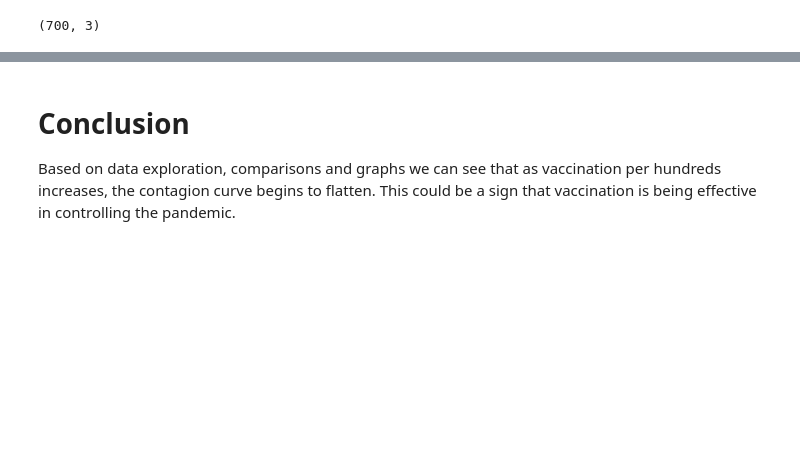
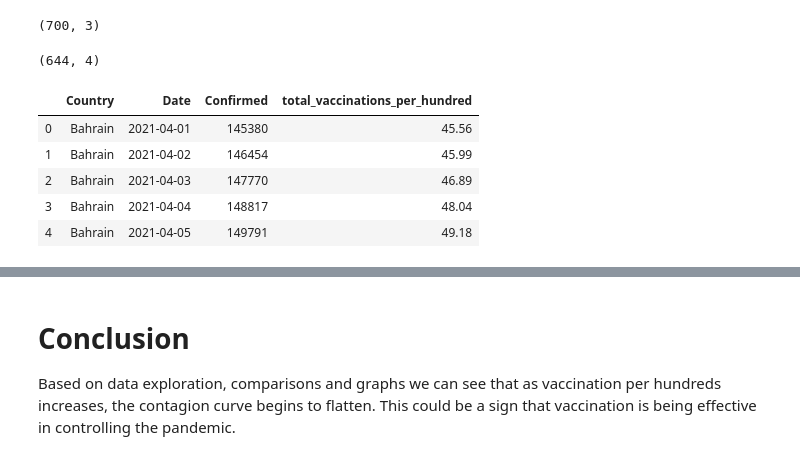
Before and after one commit to giuliamichieli/IS362, a Jupyter notebook: FinalProject/FinalProject.ipynb, the cells around one changed output, grey strips where cells are left out. Cells and saved outputs as stored; diff of their text form; code cells hidden in the pictures; blank space fills up the shorter version.

```diff
--- a/FinalProject/FinalProject.ipynb
+++ b/FinalProject/FinalProject.ipynb
@@ -773,6 +773,22 @@ df_confirmed_filtered.shape
 # %% [output]
 ['Israel', 'United Arab Emirates', 'Bahrain', 'US', 'Hungary']
 (700, 3)
+# %%
+fixed_columns = ['Country', 'Date']
+
+df_to_analize = pd.merge(df_confirmed_filtered[fixed_columns +['Confirmed']], df_vaccination_filtered[fixed_columns + ['total_vaccinations_per_hundred']], on=fixed_columns )
+
+print(df_to_analize.shape)
+
+df_to_analize.head()
+# %% [output]
+(644, 4)
+|  | Country | Date | Confirmed | total_vaccinations_per_hundred |
+| 0 | Bahrain | 2021-04-01 | 145380 | 45.56 |
+| 1 | Bahrain | 2021-04-02 | 146454 | 45.99 |
+| 2 | Bahrain | 2021-04-03 | 147770 | 46.89 |
+| 3 | Bahrain | 2021-04-04 | 148817 | 48.04 |
+| 4 | Bahrain | 2021-04-05 | 149791 | 49.18 |
 # %%
 
 for c in top_countries:
```
Also changed, not shown: parts of 1 cell of this notebook.
